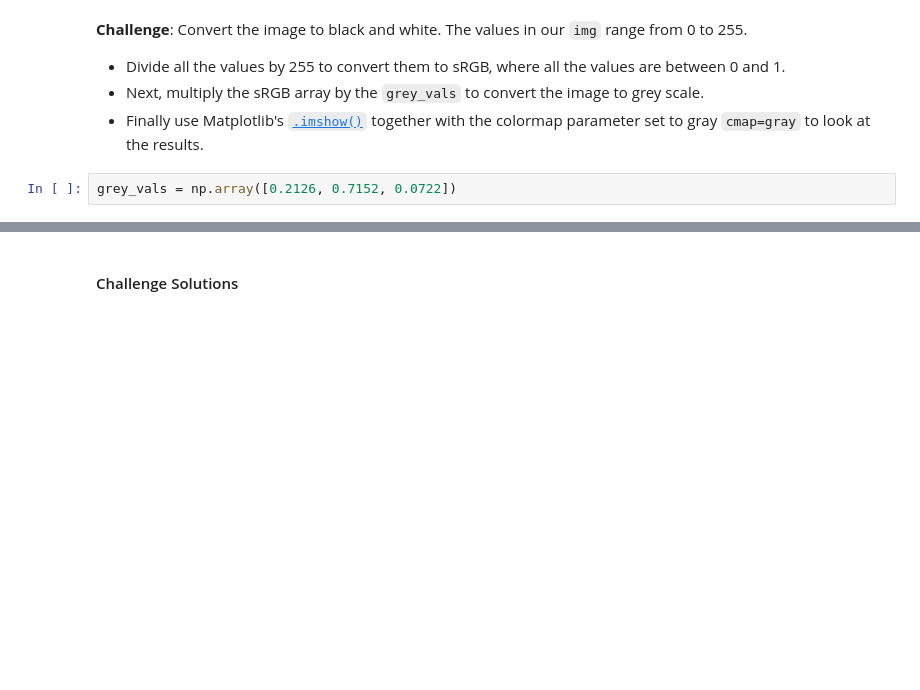
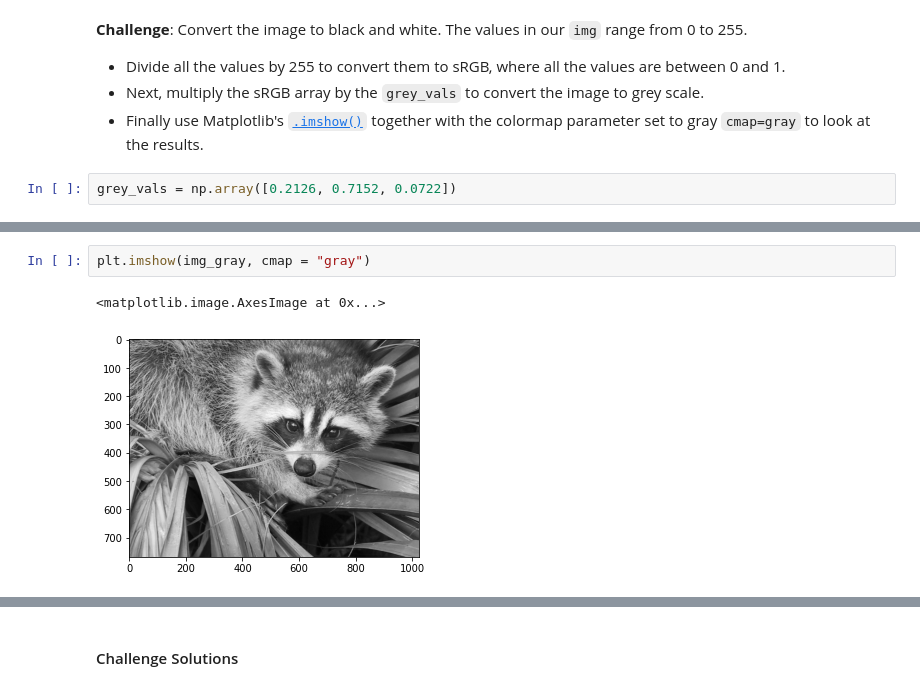
Before and after one commit to washimimizuku/100-days-of-python, a Jupyter notebook: day76/macarons/Computation_with_NumPy_and_N_Dimensional_Arrays.ipynb, the cells around one changed output, grey strips where cells are left out. Drawn from its saved outputs; the diff is of its cells as text; blank space fills up the shorter version.

```diff
--- a/day76/macarons/Computation_with_NumPy_and_N_Dimensional_Arrays.ipynb
+++ b/day76/macarons/Computation_with_NumPy_and_N_Dimensional_Arrays.ipynb
@@ -286,3 +311,8 @@ grey_vals = np.array([0.2126, 0.7152, 0.0722])
+# %%
+plt.imshow(img_gray, cmap = "gray")
+# %% [output]
+<matplotlib.image.AxesImage at 0x...>
+[figure, added]
 # %% [markdown]
 **Challenge**: Can you manipulate the images by doing some operations on the underlying ndarrays? See if you can change the values in the ndarray so that:
 
```
Also changed, not shown: parts of 12 cells of this notebook.
